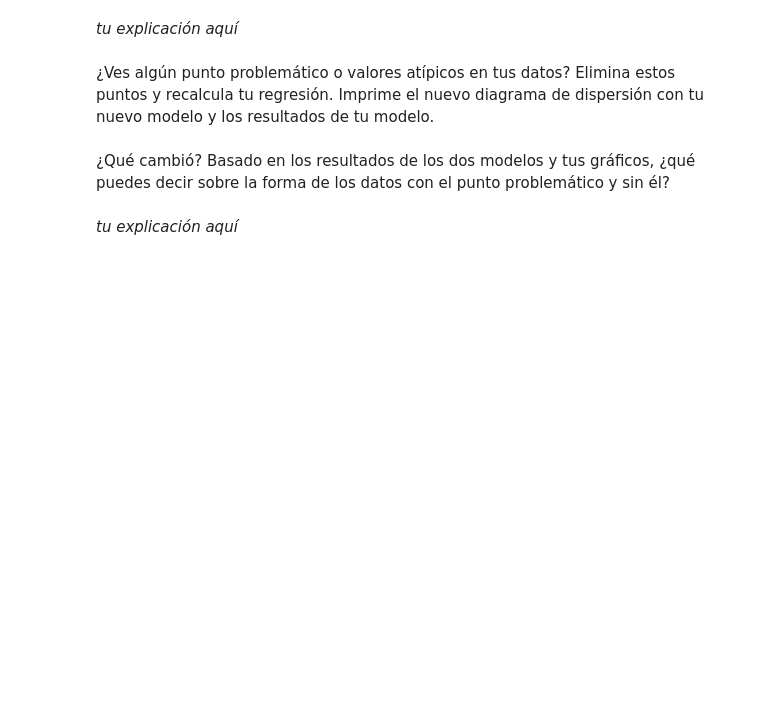
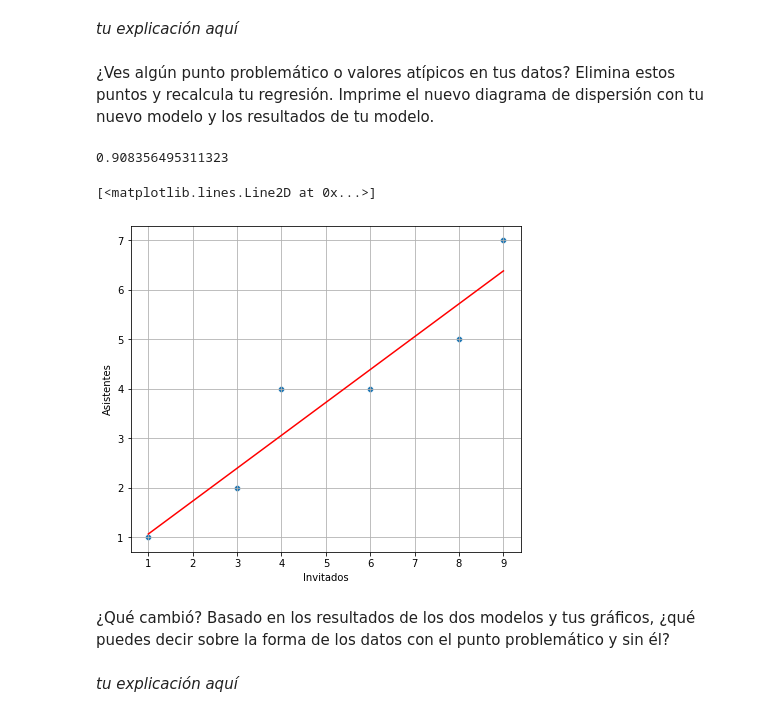
Before and after one commit to ivanseldas/lab-regression-analysis-es, a Jupyter notebook: your-code/lab-regression-analysis-esp.ipynb, the cells around one changed output. Drawn from its saved outputs; the diff is of its cells as text; code cells hidden in the pictures; blank space fills up the shorter version.

```diff
--- a/your-code/lab-regression-analysis-esp.ipynb
+++ b/your-code/lab-regression-analysis-esp.ipynb
@@ -284,3 +312,28 @@ Dibuja un diagrama de dispersión (scatter plot) para los datos y ajusta una lí
+# %%
+df_reduced = df.copy()
+df_reduced = df_copy[:-1]
+df_reduced
+
+lr_reduced = LinearRegression()
+
+X = df_reduced[['Invitados']]
+Y = df_reduced['Asistentes']
+
+lr_reduced.fit(X, Y)
+
+Y_pred = lr_reduced.predict(X)
+
+score_reduced = lr_reduced.score(X, Y)
+print(score_reduced)
+
+plt.figure(figsize=(7,6))
+plt.grid()
+sns.scatterplot(data=df_reduced, x='Invitados', y='Asistentes')
+plt.plot(X.values, Y_pred, color='red', label='Regresión lineal')
+# %% [output]
+0.908356495311323
+[<matplotlib.lines.Line2D at 0x...>]
+[figure, added]
 # %% [markdown]
 ¿Qué cambió? Basado en los resultados de los dos modelos y tus gráficos, ¿qué puedes decir sobre la forma de los datos con el punto problemático y sin él?
 # %% [markdown]
```
Also changed, not shown: parts of 5 cells of this notebook.
